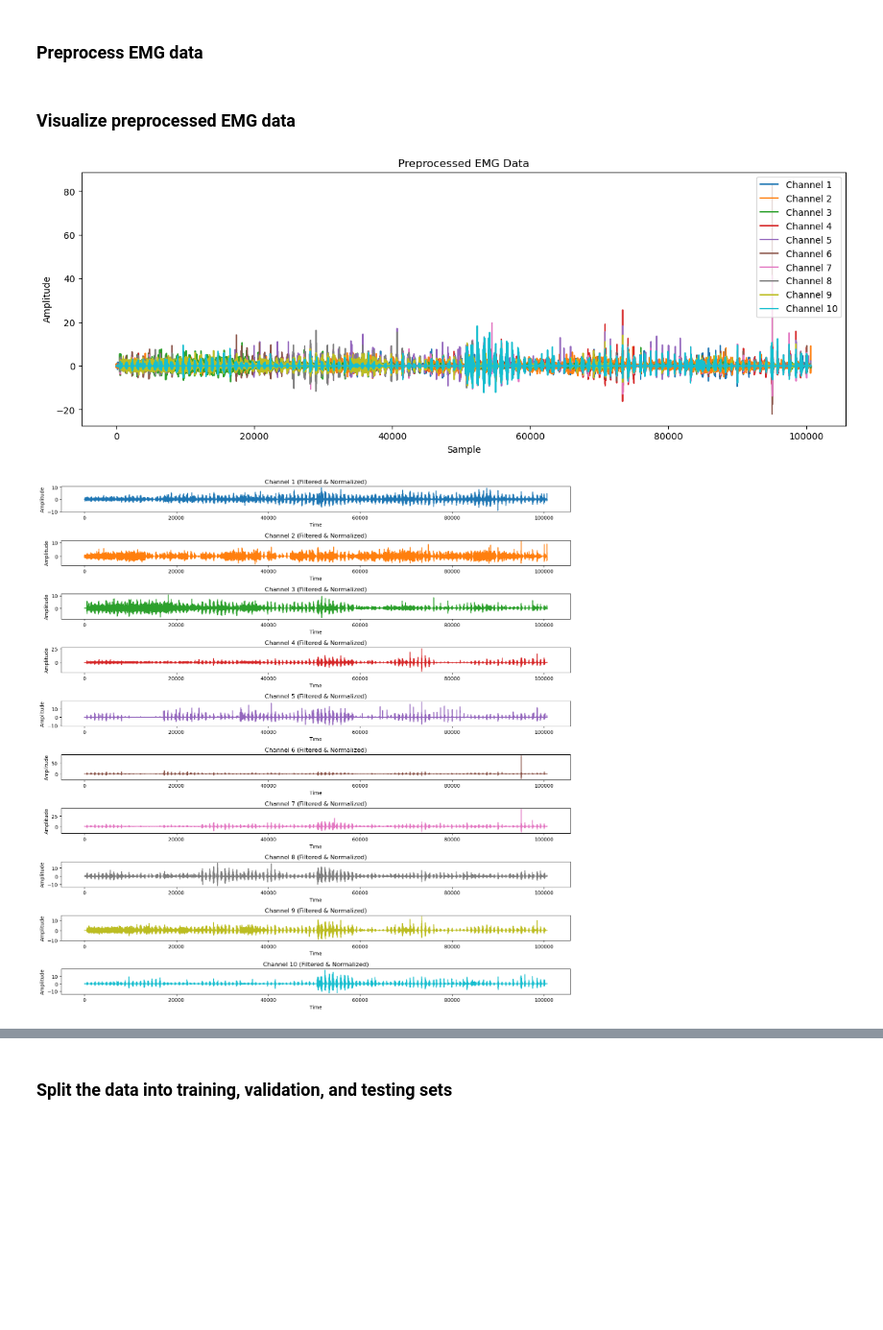
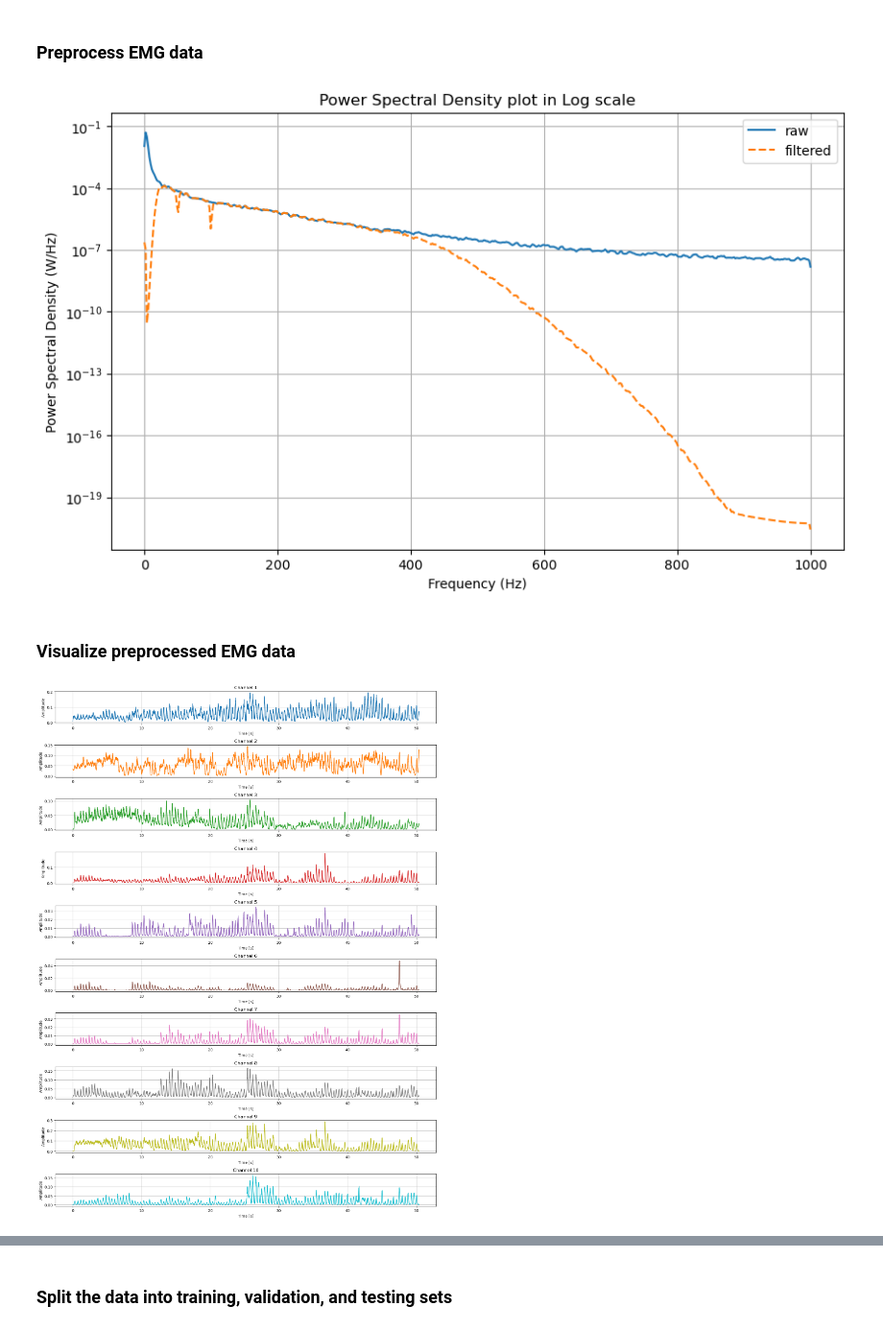
Before and after one commit to MetthewB/NSSP_Project2, a Jupyter notebook: scripts/main.ipynb, the cells around one changed output, grey strips where cells are left out. Shown at 96% size. Cells and saved outputs as stored; diff of their text form; code cells hidden in the pictures; blank space fills up the shorter version.

```diff
--- a/scripts/main.ipynb
+++ b/scripts/main.ipynb
@@ -101,32 +112,43 @@ normalized_data = (filtered_data - np.mean(filtered_data, axis=0)) / np.std(filt
+# %%
+# Apply bandpass filter to the data
+emg_filtered = bandpass_filter(emg)
+
+# Plot the power spectrum of the first channel in log scale
+freqs_pre, Pxx_pre = welch(emg[:, 0], fs, nperseg=1064)
+freqs_post, Pxx_post = welch(emg_filtered[:, 0], fs, nperseg=1064)
+
+# Plot the power spectrum in log scale
+plt.figure(figsize=(10, 6))
+plt.semilogy(freqs_pre, Pxx_pre, label="raw")
+plt.semilogy(freqs_post, Pxx_post, linestyle="--", label="filtered")
+plt.legend()
+plt.xlabel('Frequency (Hz)')
+plt.ylabel('Power Spectral Density (W/Hz)')
+plt.title('Power Spectral Density plot in Log scale')
+plt.grid()
+plt.show()
+
+# Rectify the signal
+emg_rectified = np.abs(emg_filtered)
+
+# Envelop the signal using a moving average filter
+mov_mean_size = 200
+mov_mean_weights = np.ones(mov_mean_size) / mov_mean_size
+emg_envelopes = convolve1d(emg_rectified, weights=mov_mean_weights, axis=0) # convolve1d the rectified signal with the moving average weights
+# %% [output]
+[figure, added]
 # %% [markdown]
 ### Visualize preprocessed EMG data
 # %%
-# Visualize Preprocessed EMG Data
-
-# Define a color map
-colors = plt.cm.get_cmap('tab10', normalized_data.shape[1])
-num_channels = normalized_data.shape[1]
-
-# Plot all channels in a single plot
-plt.figure(figsize=(15, 5))
-for i in range(num_channels):
-    plt.plot(normalized_data[:, i], label=f'Channel {i+1}', color=colors(i))
-plt.title('Preprocessed EMG Data')
-plt.xlabel('Sample')
-plt.ylabel('Amplitude')
-plt.legend(loc='upper right')
-plt.show()
-
-# Plot each channel in a separate subplot
-plt.figure(figsize=(15, 15))
+plt.figure(figsize=(15, 20))
 for i in range(num_channels):
     plt.subplot(num_channels, 1, i + 1)
-    plt.plot(normalized_data[:, i], color=colors(i))
-    plt.title(f'Channel {i + 1} (Filtered & Normalized)')
-    plt.xlabel('Time')
+    plt.plot(time_steps, emg_envelopes[:, i], color=colors(i))
+    plt.title(f'Channel {i + 1}')
+    plt.xlabel("Time [s]")
     plt.ylabel('Amplitude')
+    plt.grid()
 plt.tight_layout()
 plt.show()
 # %% [output]
-[figure, old version]
+[figure, new version]
-[figure, removed]
```
Also changed, not shown: parts of 33 cells of this notebook, 2 other files.
